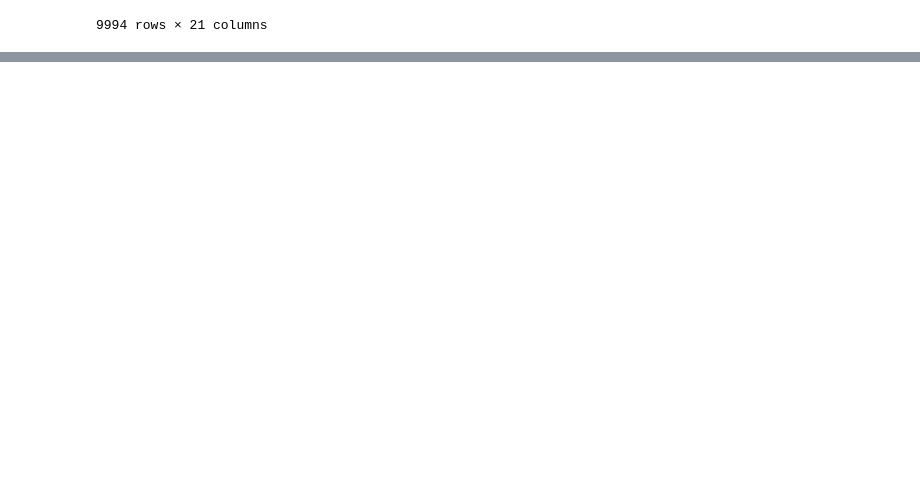
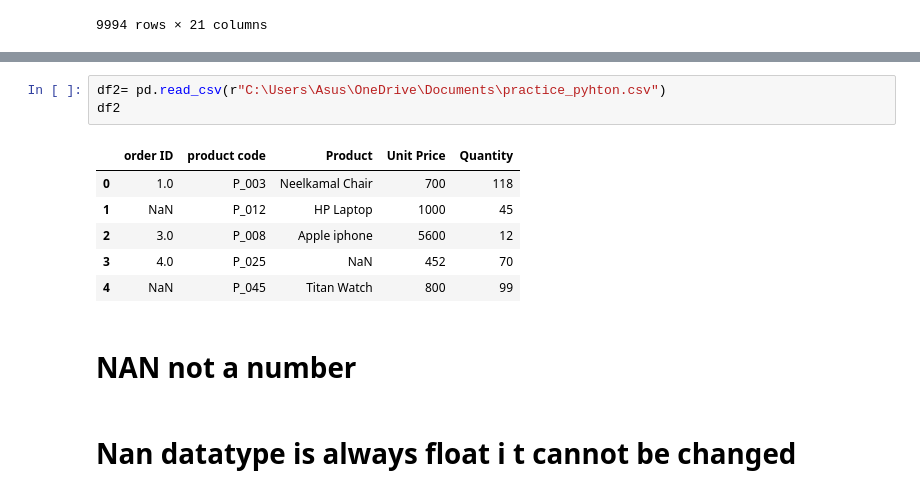
Before and after one commit to kadamshruti1809-droid/python, a Jupyter notebook: Practice.ipynb, the cells around one changed output, grey strips where cells are left out. Cells and saved outputs as stored; diff of their text form; blank space fills up the shorter version.

```diff
--- a/Practice.ipynb
+++ b/Practice.ipynb
@@ -2952,0 +3005,14 @@ df1.tail()
+# %%
+df2= pd.read_csv(r"C:\Users\Asus\OneDrive\Documents\practice_pyhton.csv")
+df2
+# %% [output]
+|  | order ID | product code | Product | Unit Price | Quantity |
+| 0 | 1.0 | P_003 | Neelkamal Chair | 700 | 118 |
+| 1 | NaN | P_012 | HP Laptop | 1000 | 45 |
+| 2 | 3.0 | P_008 | Apple iphone | 5600 | 12 |
+| 3 | 4.0 | P_025 | NaN | 452 | 70 |
+| 4 | NaN | P_045 | Titan Watch | 800 | 99 |
+# %% [markdown]
+# NAN not a number
+# %% [markdown]
+# Nan datatype is always float i t cannot be changed
```
Also changed, not shown: parts of 20 cells of this notebook.
